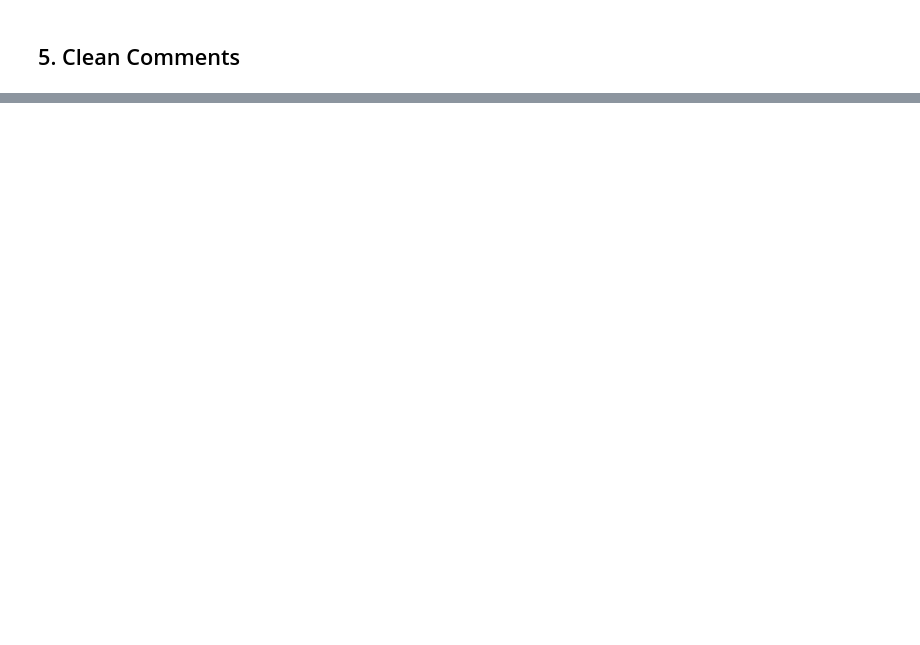
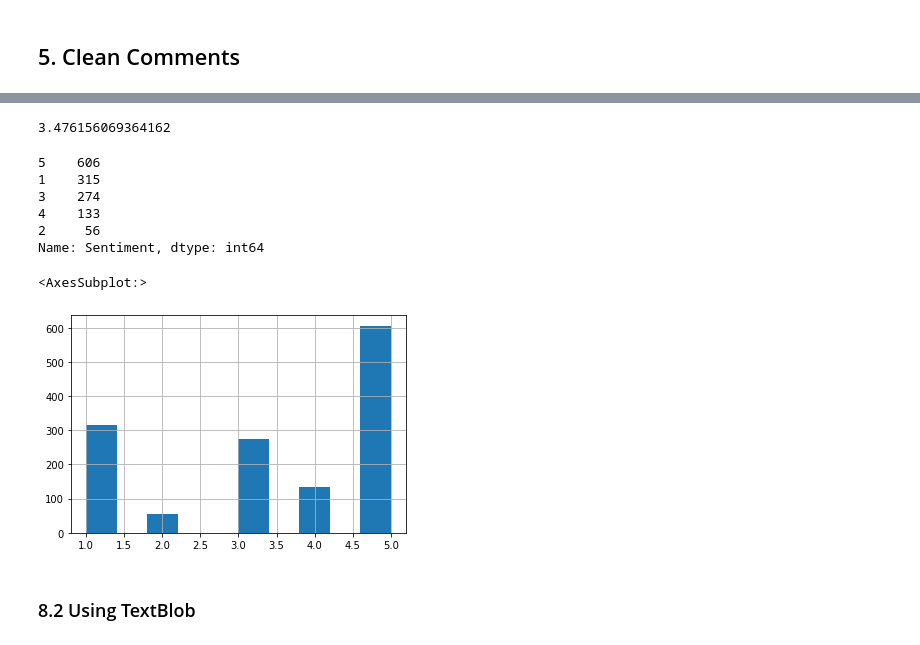
Before and after one commit to johnphilipp/yt-analytics, a Jupyter notebook: test.ipynb, the cells around one changed output, grey strips where cells are left out. Drawn from its saved outputs; the diff is of its cells as text; code cells hidden in the pictures; blank space fills up the shorter version.

```diff
--- a/test.ipynb
+++ b/test.ipynb
@@ -108,0 +113,4 @@ df.head()
+# %%
+from transformers import AutoTokenizer, AutoModelForSequenceClassification
+tokenizer = AutoTokenizer.from_pretrained('nlptown/bert-base-multilingual-uncased-sentiment')
+model = AutoModelForSequenceClassification.from_pretrained('nlptown/bert-base-multilingual-uncased-sentiment')
@@ -108,0 +128,6 @@ df.head()
+# %%
+def sentiment_score(review):
+    tokens = tokenizer.encode(review, return_tensors='pt')
+    result = model(tokens)
+    # result.logits # prints tensor
+    return int(torch.argmax(result.logits))+1
@@ -108,0 +160,20 @@ df.head()
+# %%
+df['Sentiment'].mean()
+# %% [output]
+3.476156069364162
+# %%
+df['Sentiment'].value_counts()
+# %% [output]
+5    606
+1    315
+3    274
+4    133
+2     56
+Name: Sentiment, dtype: int64
+# %%
+df['Sentiment'].hist()
+# %% [output]
+<AxesSubplot:>
+[figure, added]
+# %% [markdown]
+### 8.2 Using TextBlob
```
Also changed, not shown: parts of 27 cells of this notebook, 1 other file.
